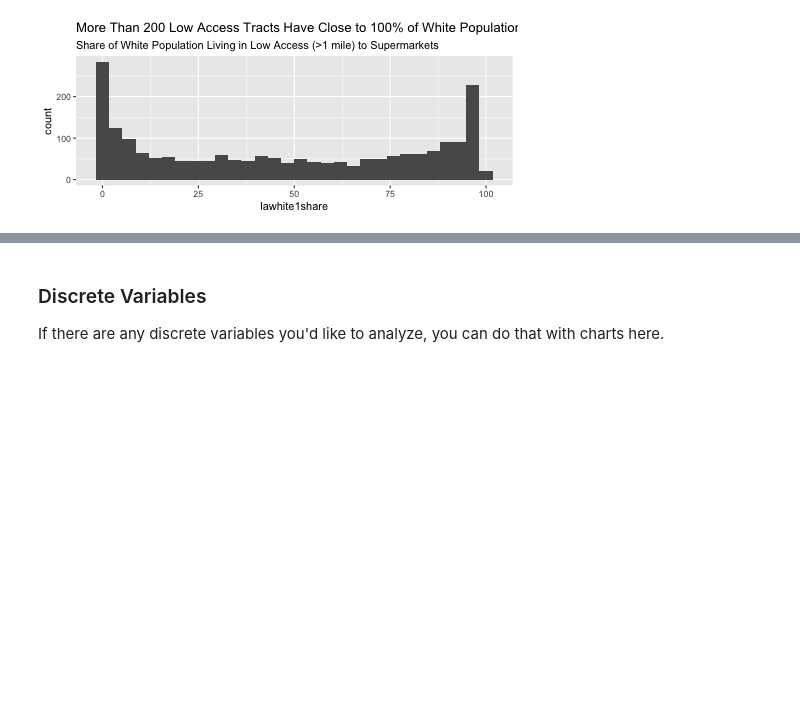
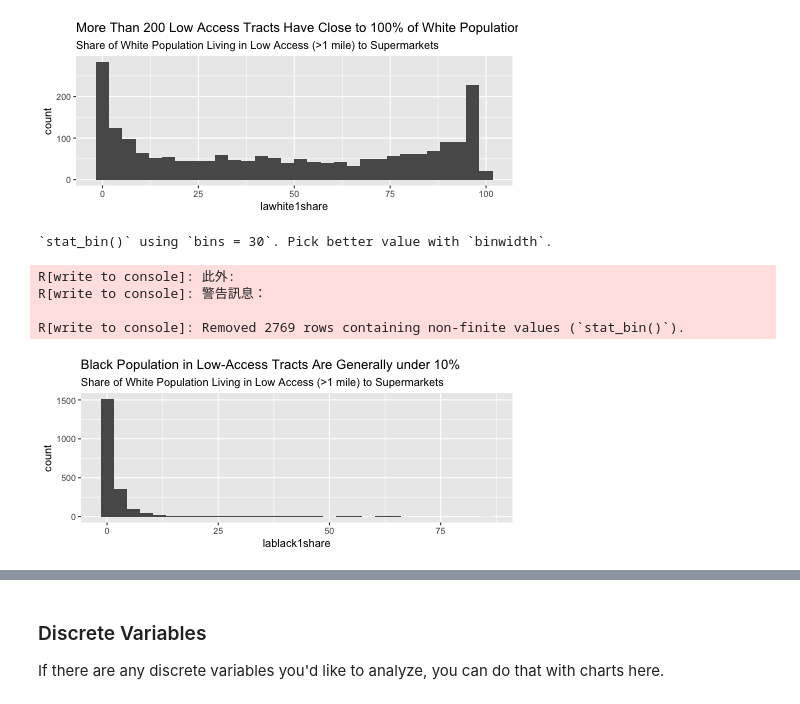
Before and after one commit to charlenelin0824/connect-to-census, a Jupyter notebook: distributions.ipynb, the cells around one changed output, grey strips where cells are left out. Cells and saved outputs as stored; diff of their text form; code cells hidden in the pictures; blank space fills up the shorter version.

```diff
--- a/distributions.ipynb
+++ b/distributions.ipynb
@@ -188,3 +205,18 @@ R[write to console]: 警告訊息：
 
 R[write to console]: Removed 2769 rows containing non-finite values (`stat_bin()`).
 [figure]
+# %%
+%%R -h 200
+# plot two separate box plots with "lawhite1share"
+df %>% ggplot() +
+  aes(x = `lablack1share`) +
+  geom_histogram() +
+  labs(title = "Black Population in Low-Access Tracts Are Generally under 10%",
+  subtitle = "Share of White Population Living in Low Access (>1 mile) to Supermarkets")
+# %% [output]
+`stat_bin()` using `bins = 30`. Pick better value with `binwidth`.
+R[write to console]: 此外:
+R[write to console]: 警告訊息：
+
+R[write to console]: Removed 2769 rows containing non-finite values (`stat_bin()`).
+[figure, added]
```
Also changed, not shown: parts of 8 cells of this notebook, 3 other files.
